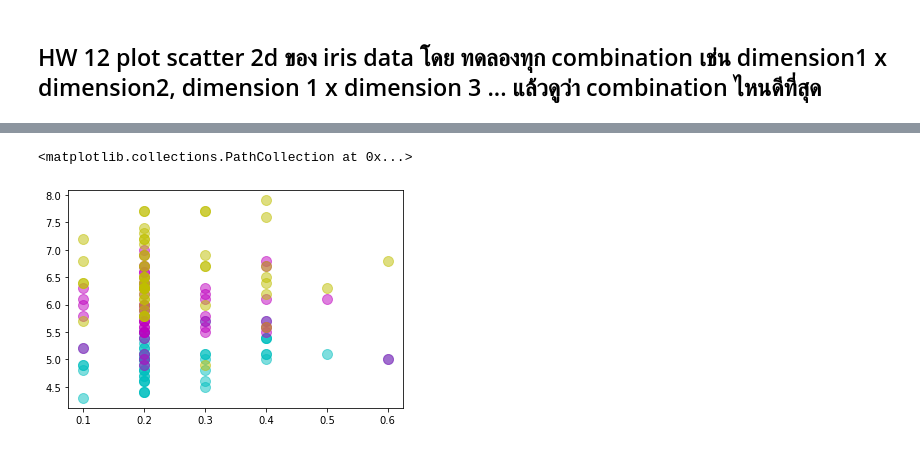
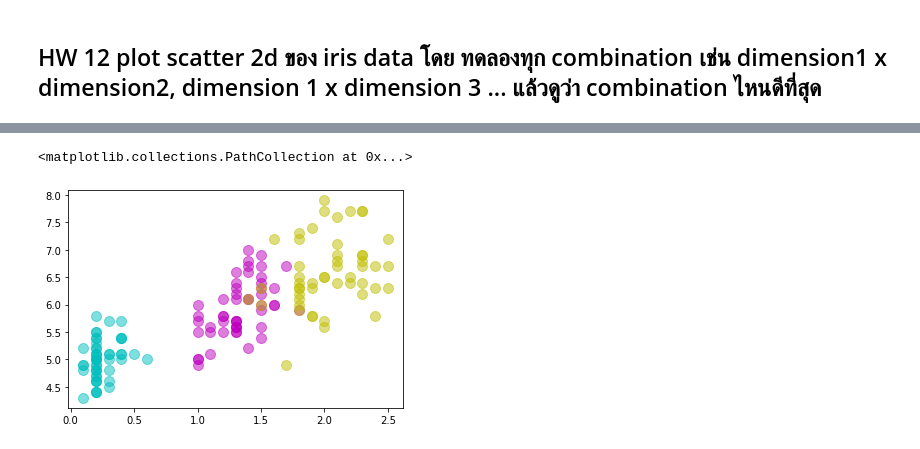
Before and after one commit to Nutsudapenpong/DPDM, a Jupyter notebook: Pandas_and_Data_Preprocessing_101.ipynb, the cells around one changed output, grey strips where cells are left out. Cells and saved outputs as stored; diff of their text form; code cells hidden in the pictures.

```diff
--- a/Pandas_and_Data_Preprocessing_101.ipynb
+++ b/Pandas_and_Data_Preprocessing_101.ipynb
@@ -812,7 +812,7 @@ plt.scatter(iris_data['data'][:50,2],iris_data['data'][100:150,3],s=100,c='y',al
 # %%
 plt.scatter(iris_data['data'][:50,3],iris_data['data'][:50,0],s=100,c='c',alpha = 0.5)
-plt.scatter(iris_data['data'][:50,3],iris_data['data'][50:100,0],s=100,c='m',alpha = 0.5)
-plt.scatter(iris_data['data'][:50,3],iris_data['data'][100:150,0],s=100,c='y',alpha = 0.5)
+plt.scatter(iris_data['data'][50:100,3],iris_data['data'][50:100,0],s=100,c='m',alpha = 0.5)
+plt.scatter(iris_data['data'][100:150,3],iris_data['data'][100:150,0],s=100,c='y',alpha = 0.5)
 # %% [output]
 <matplotlib.collections.PathCollection at 0x...>
-[figure, old version]
+[figure, new version]
```
Also changed, not shown: parts of 33 cells of this notebook.
